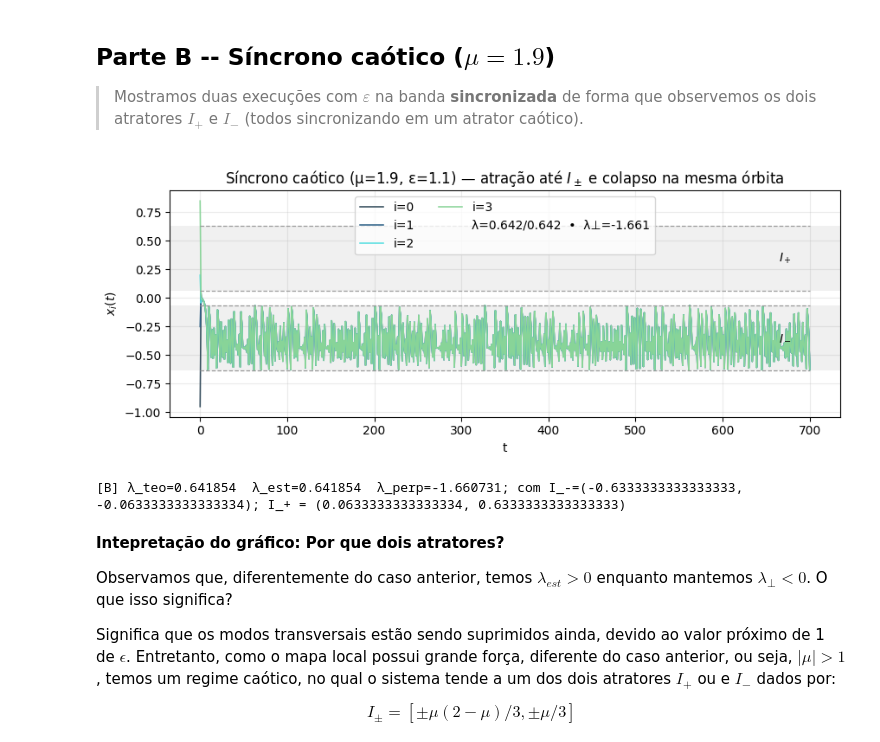
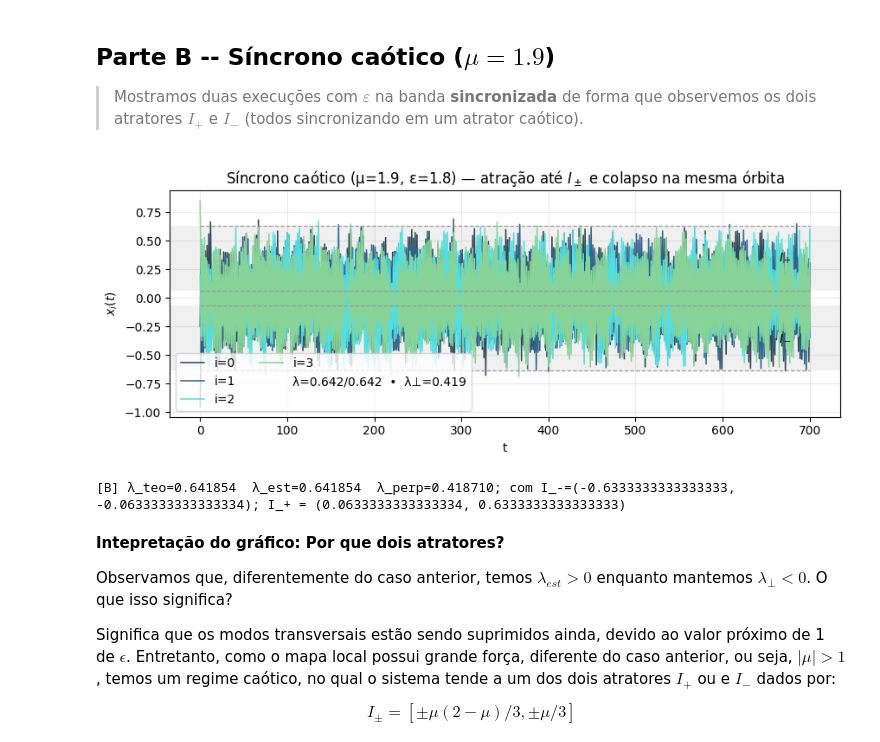
Before and after one commit to IgorStellet/Projeto_Final_Python_na_Fisica, a Jupyter notebook: notebooks/01_um_mapa_explorer.ipynb, the cells around one changed output. Drawn from its saved outputs; the diff is of its cells as text; code cells hidden in the pictures.

```diff
--- a/notebooks/01_um_mapa_explorer.ipynb
+++ b/notebooks/01_um_mapa_explorer.ipynb
@@ -154,7 +154,7 @@ No gráfico acima, o que observamos, é o comportamento de 4 trajetórias espec
 # %%
 # ----- Síncrono caótico (μ>1) -----
 MU = 1.9
-EPS_SC = 1.1         # dentro da banda (sincroniza)
+EPS_SC = 1.8# dentro da banda (sincroniza)
 N = 512
 T = 700
 
@@ -171,36 +171,36 @@ def make_ic_far_from_attractors(N, seed=7):
     x0[3] =  0.85   # bem positivo
     return x0
 
 cfg_sc = Config(N=N, eps=EPS_SC, mu=MU, seed=1001)
-x0_sc = make_ic_far_from_attractors(N, seed=103)
+x0_sc = make_ic_far_from_attractors(N, seed=1001)
 trajB, sysB = run_track_including_initial(cfg_sc, x0=x0_sc, T=T)
 
 fig, ax = plt.subplots(figsize=(8.8, 3.6))
 colsB = ["#2f4858", "#33658a", "#55dde0", "#88d498"]
 for k, c in zip([0,1,2,3], colsB):
     ax.plot(trajB[:, k], lw=1.15, color=c, label=f"i={k}")
 
 # Evidencia I_- e I_+ com linhas horizontais e sombreamento
 ax.hlines([i_minus[0], i_minus[1]], xmin=0, xmax=T, colors="#999999", linestyles="--", lw=0.9)
 ax.hlines([i_plus[0],  i_plus[1]],  xmin=0, xmax=T, colors="#999999", linestyles="--", lw=0.9)
 ax.axhspan(i_minus[0], i_minus[1], color="k", alpha=0.06, linewidth=0)
 ax.axhspan(i_plus[0],  i_plus[1],  color="k", alpha=0.06, linewidth=0)
 ax.text(T*0.97, np.mean(i_plus),  r"$I_+$", ha="right", va="center")
 ax.text(T*0.97, np.mean(i_minus), r"$I_-$", ha="right", va="center")
 
 # λs
 lam_teo, lam_est, lam_perp = lambdas(MU, EPS_SC, trajB[:, 0])
 info = Line2D([], [], color='none', label=rf"λ={lam_teo:.3f}/{lam_est:.3f}  •  λ⊥={lam_perp:.3f}")
 
 ax.set_title(rf"Síncrono caótico (μ={MU}, ε={EPS_SC}) — atração até $I_\pm$ e colapso na mesma órbita")
 ax.set_xlabel("t"); ax.set_ylabel(r"$x_i(t)$"); ax.grid(alpha=0.25)
 ax.legend(handles=[*ax.get_lines(), info], loc="best", ncol=2, frameon=True)
 
 fig.tight_layout(); fig.savefig(FIGS/"B_sync_caotico_sem_burn_Ipm.png", dpi=180); plt.show()
 print(f"[B] λ_teo={lam_teo:.6f}  λ_est={lam_est:.6f}  λ_perp={lam_perp:.6f}; com I_-={i_minus}; I_+ = {i_plus}")
 # %% [output]
-[figure, old version]
+[figure, new version]
-[B] λ_teo=0.641854  λ_est=0.641854  λ_perp=-1.660731; com I_-=(-0.6333333333333333, -0.0633333333333334); I_+ = (0.0633333333333334, 0.6333333333333333)
+[B] λ_teo=0.641854  λ_est=0.641854  λ_perp=0.418710; com I_-=(-0.6333333333333333, -0.0633333333333334); I_+ = (0.0633333333333334, 0.6333333333333333)
 # %% [markdown]
 **Intepretação do gráfico: Por que dois atratores?**
 
```
Also changed, not shown: 12 other files.
